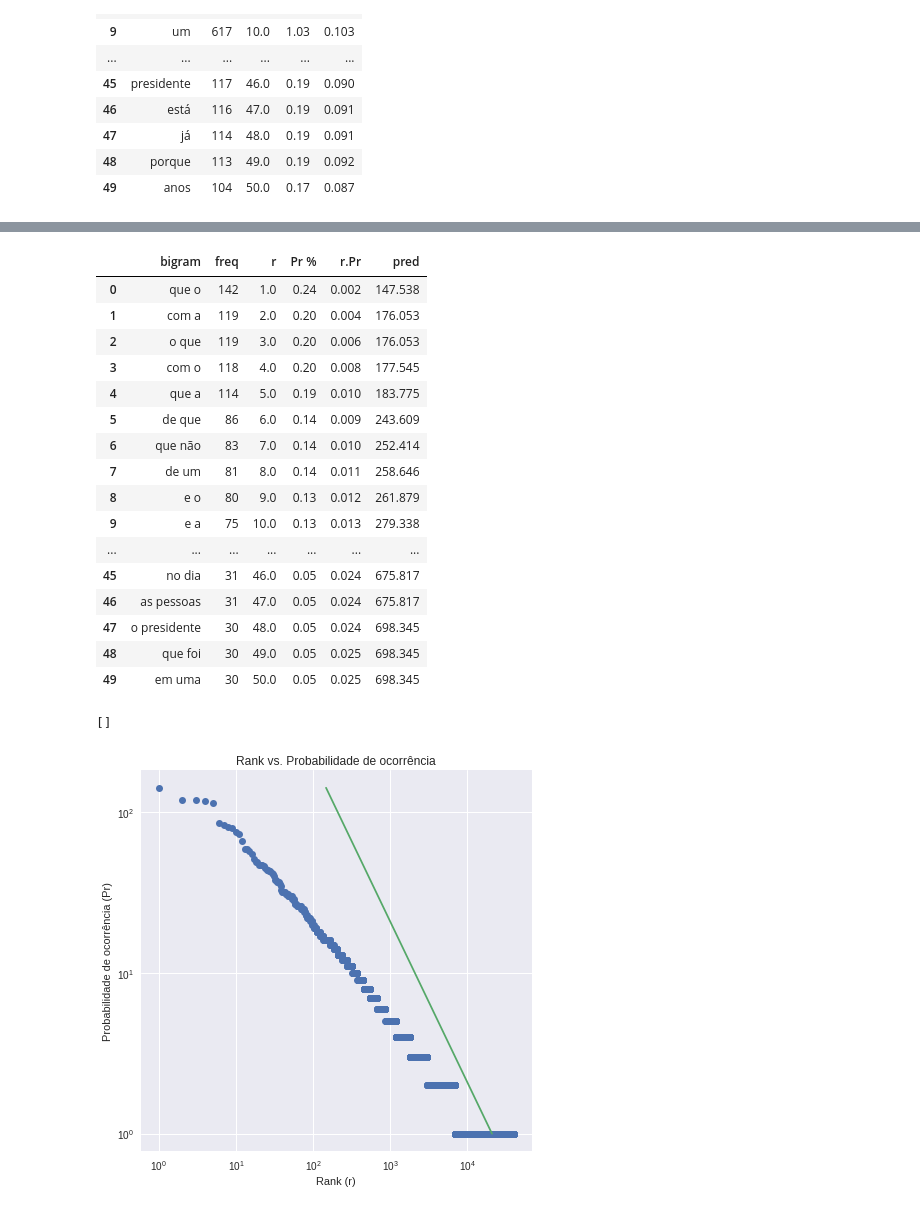
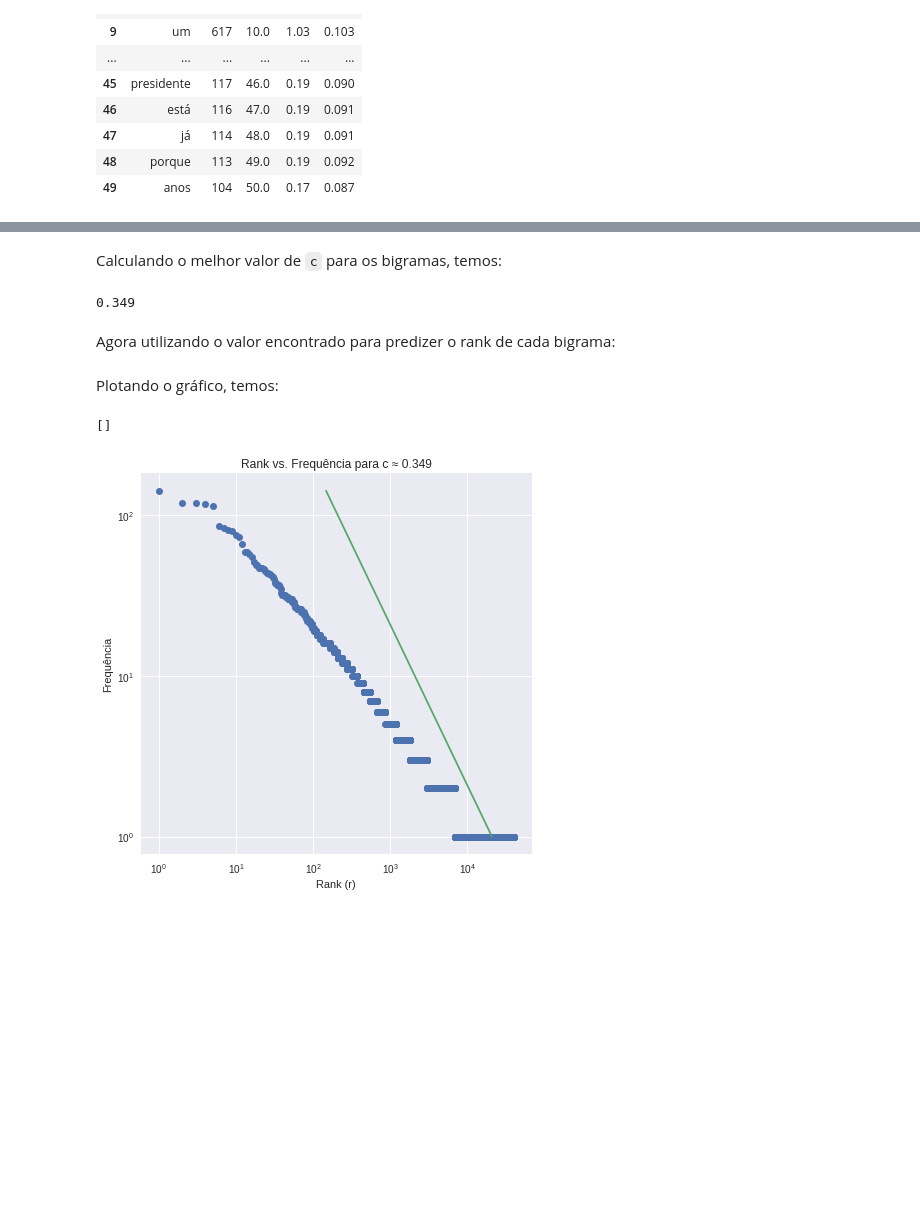
Before and after one commit to valterlucena/recuperacao-informacao, a Jupyter notebook: zipf/statistics_zipf.ipynb, the cells around one changed output, grey strips where cells are left out. Cells and saved outputs as stored; diff of their text form; code cells hidden in the pictures; blank space fills up the shorter version.

```diff
--- a/zipf/statistics_zipf.ipynb
+++ b/zipf/statistics_zipf.ipynb
@@ -173,40 +198,27 @@ bigram_counts[0:50]
-# %%
-bigram_total_occurence = bigram_counts.freq.sum()
-bigram_pr = (bigram_counts.freq / bigram_total_occurence)
-bigram_counts['Pr %'] = round(bigram_pr * 100, 2)
-bigram_r_pr = bigram_counts.r * bigram_pr
-bigram_counts['r.Pr'] = round(bigram_r_pr, 3)
-bigram_counts['pred'] = round(np.mean(bigram_r_pr) / (bigram_pr), 3)
-bigram_counts[0:50]
-# %% [output]
-|  | bigram | freq | r | Pr % | r.Pr | pred |
-| 0 | que o | 142 | 1.0 | 0.24 | 0.002 | 147.538 |
-| 1 | com a | 119 | 2.0 | 0.20 | 0.004 | 176.053 |
-| 2 | o que | 119 | 3.0 | 0.20 | 0.006 | 176.053 |
-| 3 | com o | 118 | 4.0 | 0.20 | 0.008 | 177.545 |
-| 4 | que a | 114 | 5.0 | 0.19 | 0.010 | 183.775 |
-| 5 | de que | 86 | 6.0 | 0.14 | 0.009 | 243.609 |
-| 6 | que não | 83 | 7.0 | 0.14 | 0.010 | 252.414 |
-| 7 | de um | 81 | 8.0 | 0.14 | 0.011 | 258.646 |
-| 8 | e o | 80 | 9.0 | 0.13 | 0.012 | 261.879 |
-| 9 | e a | 75 | 10.0 | 0.13 | 0.013 | 279.338 |
-| ... | ... | ... | ... | ... | ... | ... |
-| 45 | no dia | 31 | 46.0 | 0.05 | 0.024 | 675.817 |
-| 46 | as pessoas | 31 | 47.0 | 0.05 | 0.024 | 675.817 |
-| 47 | o presidente | 30 | 48.0 | 0.05 | 0.024 | 698.345 |
-| 48 | que foi | 30 | 49.0 | 0.05 | 0.025 | 698.345 |
-| 49 | em uma | 30 | 50.0 | 0.05 | 0.025 | 698.345 |
+# %% [markdown]
+Calculando o melhor valor de `c` para os bigramas, temos:
+# %%
+best_c_bigrams = np.mean(bigram_r_pr)
+round(best_c_bigrams, 3)
+# %% [output]
+0.349
+# %% [markdown]
+Agora utilizando o valor encontrado para predizer o rank de cada bigrama:
+# %%
+bigram_counts['pred'] = best_c_bigrams / bigram_pr
+# %% [markdown]
+Plotando o gráfico, temos:
 # %%
 %matplotlib inline
 
 f, ax = plt.subplots(figsize=(7,7))
 ax.set(xscale="log", yscale="log")
 plt.plot(bigram_counts["r"], bigram_counts["freq"], linestyle="", marker="o")
 plt.plot(bigram_counts["pred"], bigram_counts["freq"], linestyle="-", marker="")
-plt.title('Rank vs. Probabilidade de ocorrência')
+plt.title('Rank vs. Frequência para c ≈ {0:.3f}'.format(best_c_bigrams))
 plt.xlabel('Rank (r)')
-plt.ylabel('Probabilidade de ocorrência (Pr)')
+plt.ylabel('Frequência')
 plt.plot()
 # %% [output]
 []
-[figure, old version]
+[figure, new version]
```
Also changed, not shown: parts of 21 cells of this notebook.
